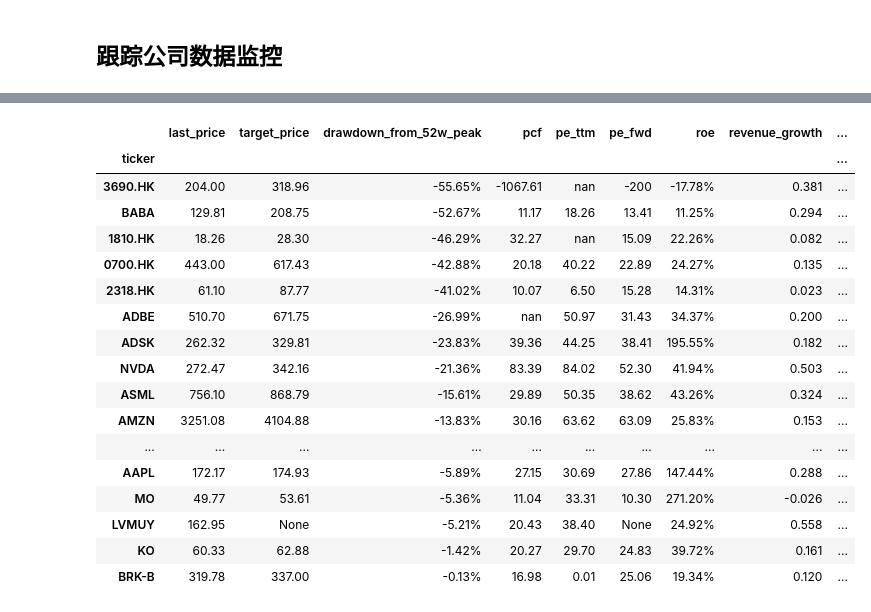
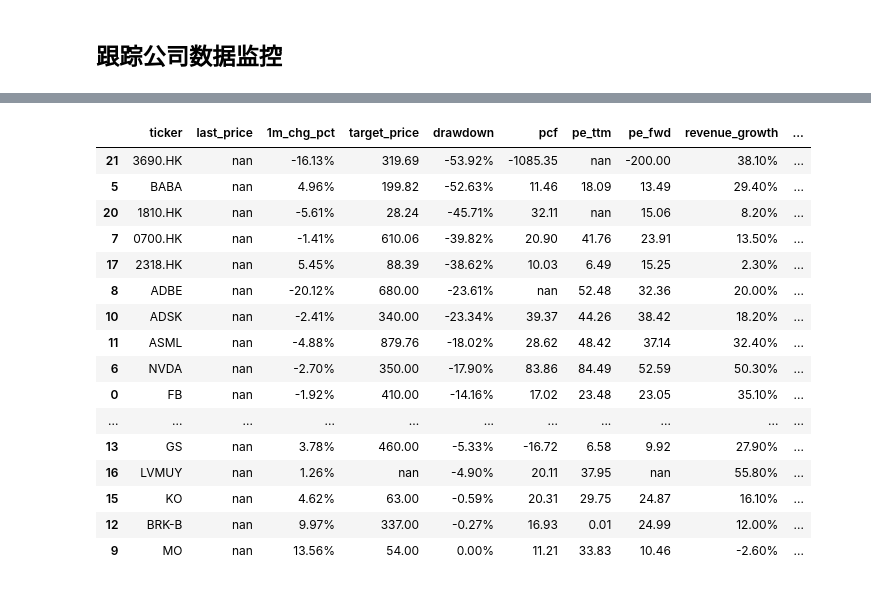
Before and after one commit to koalainfotech/skydog, a Jupyter notebook: notebooks/Value Investment Data Monitor.ipynb, the cells around one changed output, grey strips where cells are left out. Cells and saved outputs as stored; diff of their text form; code cells hidden in the pictures.

```diff
--- a/notebooks/Value Investment Data Monitor.ipynb
+++ b/notebooks/Value Investment Data Monitor.ipynb
@@ -108,0 +63,3 @@ df_vi_metric=df_vi_metric.set_index('ticker')
+# %%
+df_stock=pd.read_csv('../data/share/value_port_info.csv')
+df_metric=gd.get_port_holding_metric(df_stock)
@@ -109,32 +87,31 @@ df_vi_metric=df_vi_metric.set_index('ticker')
 # %%
-df_vi_metric.reindex(columns=['last_price','target_price','drawdown_from_52w_peak','pcf','pe_ttm','pe_fwd','roe','revenue_growth','cash_return_rate','cf_margin']
-).sort_values(by='drawdown_from_52w_peak').style.format(precision=2,
-        formatter={'drawdown_from_52w_peak':'{:.2f}%',
+df_metric.reindex(columns=['ticker','last_price','1m_chg_pct','target_price','drawdown','pcf','pe_ttm','pe_fwd','revenue_growth','roe','cash_return_rate','cf_margin','net_margin']
+).sort_values(by='drawdown').style.format(precision=2,
+        formatter={'drawdown':'{:.2f}%',
                     '1m_chg_pct':'{:.2f}%',
-                    'revenue_growth':'{:.3f}',
+                    'revenue_growth':'{:.2f}%',
                     'cash_return_rate':'{:.2f}%',
                     'roe':'{:.2f}%',
                     'gross_margin':'{:.2f}%',
                     'net_margin':'{:.2f}%',
                     'cf_margin':'{:.2f}%',
 
          })
 # %% [output]
-|  | last_price | target_price | drawdown_from_52w_peak | pcf | pe_ttm | pe_fwd | roe | revenue_growth | ... |
-| ticker |  |  |  |  |  |  |  |  | ... |
-| 3690.HK | 204.00 | 318.96 | -55.65% | -1067.61 | nan | -200 | -17.78% | 0.381 | ... |
-| BABA | 129.81 | 208.75 | -52.67% | 11.17 | 18.26 | 13.41 | 11.25% | 0.294 | ... |
-| 1810.HK | 18.26 | 28.30 | -46.29% | 32.27 | nan | 15.09 | 22.26% | 0.082 | ... |
-| 0700.HK | 443.00 | 617.43 | -42.88% | 20.18 | 40.22 | 22.89 | 24.27% | 0.135 | ... |
-| 2318.HK | 61.10 | 87.77 | -41.02% | 10.07 | 6.50 | 15.28 | 14.31% | 0.023 | ... |
-| ADBE | 510.70 | 671.75 | -26.99% | nan | 50.97 | 31.43 | 34.37% | 0.200 | ... |
-| ADSK | 262.32 | 329.81 | -23.83% | 39.36 | 44.25 | 38.41 | 195.55% | 0.182 | ... |
-| NVDA | 272.47 | 342.16 | -21.36% | 83.39 | 84.02 | 52.30 | 41.94% | 0.503 | ... |
-| ASML | 756.10 | 868.79 | -15.61% | 29.89 | 50.35 | 38.62 | 43.26% | 0.324 | ... |
-| AMZN | 3251.08 | 4104.88 | -13.83% | 30.16 | 63.62 | 63.09 | 25.83% | 0.153 | ... |
-| ... | ... | ... | ... | ... | ... | ... | ... | ... | ... |
-| AAPL | 172.17 | 174.93 | -5.89% | 27.15 | 30.69 | 27.86 | 147.44% | 0.288 | ... |
-| MO | 49.77 | 53.61 | -5.36% | 11.04 | 33.31 | 10.30 | 271.20% | -0.026 | ... |
-| LVMUY | 162.95 | None | -5.21% | 20.43 | 38.40 | None | 24.92% | 0.558 | ... |
-| KO | 60.33 | 62.88 | -1.42% | 20.27 | 29.70 | 24.83 | 39.72% | 0.161 | ... |
-| BRK-B | 319.78 | 337.00 | -0.13% | 16.98 | 0.01 | 25.06 | 19.34% | 0.120 | ... |
+|  | ticker | last_price | 1m_chg_pct | target_price | drawdown | pcf | pe_ttm | pe_fwd | revenue_growth | ... |
+| 21 | 3690.HK | nan | -16.13% | 319.69 | -53.92% | -1085.35 | nan | -200.00 | 38.10% | ... |
+| 5 | BABA | nan | 4.96% | 199.82 | -52.63% | 11.46 | 18.09 | 13.49 | 29.40% | ... |
+| 20 | 1810.HK | nan | -5.61% | 28.24 | -45.71% | 32.11 | nan | 15.06 | 8.20% | ... |
+| 7 | 0700.HK | nan | -1.41% | 610.06 | -39.82% | 20.90 | 41.76 | 23.91 | 13.50% | ... |
+| 17 | 2318.HK | nan | 5.45% | 88.39 | -38.62% | 10.03 | 6.49 | 15.25 | 2.30% | ... |
+| 8 | ADBE | nan | -20.12% | 680.00 | -23.61% | nan | 52.48 | 32.36 | 20.00% | ... |
+| 10 | ADSK | nan | -2.41% | 340.00 | -23.34% | 39.37 | 44.26 | 38.42 | 18.20% | ... |
+| 11 | ASML | nan | -4.88% | 879.76 | -18.02% | 28.62 | 48.42 | 37.14 | 32.40% | ... |
+| 6 | NVDA | nan | -2.70% | 350.00 | -17.90% | 83.86 | 84.49 | 52.59 | 50.30% | ... |
+| 0 | FB | nan | -1.92% | 410.00 | -14.16% | 17.02 | 23.48 | 23.05 | 35.10% | ... |
+| ... | ... | ... | ... | ... | ... | ... | ... | ... | ... | ... |
+| 13 | GS | nan | 3.78% | 460.00 | -5.33% | -16.72 | 6.58 | 9.92 | 27.90% | ... |
+| 16 | LVMUY | nan | 1.26% | nan | -4.90% | 20.11 | 37.95 | nan | 55.80% | ... |
+| 15 | KO | nan | 4.62% | 63.00 | -0.59% | 20.31 | 29.75 | 24.87 | 16.10% | ... |
+| 12 | BRK-B | nan | 9.97% | 337.00 | -0.27% | 16.93 | 0.01 | 24.99 | 12.00% | ... |
+| 9 | MO | nan | 13.56% | 54.00 | 0.00% | 11.21 | 33.83 | 10.46 | -2.60% | ... |
```
Also changed, not shown: parts of 10 cells of this notebook, 14 other files.
